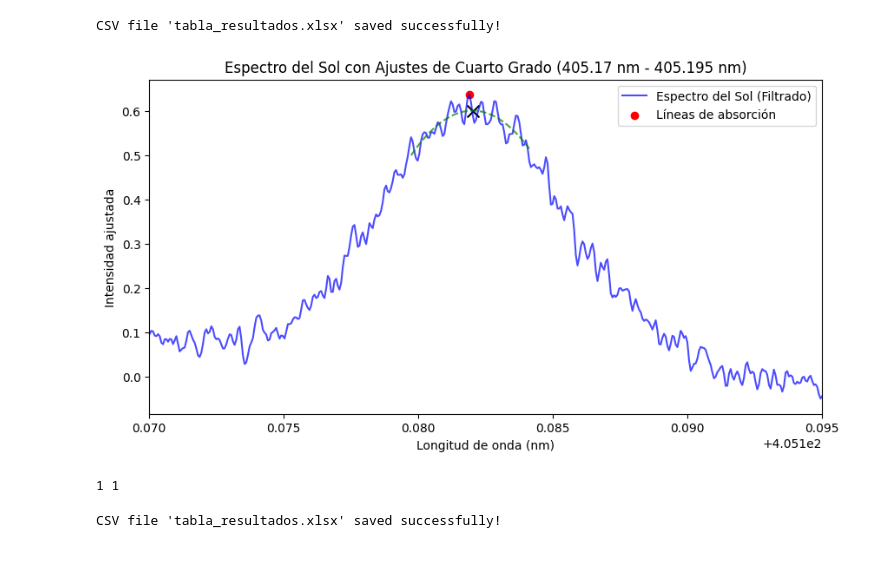
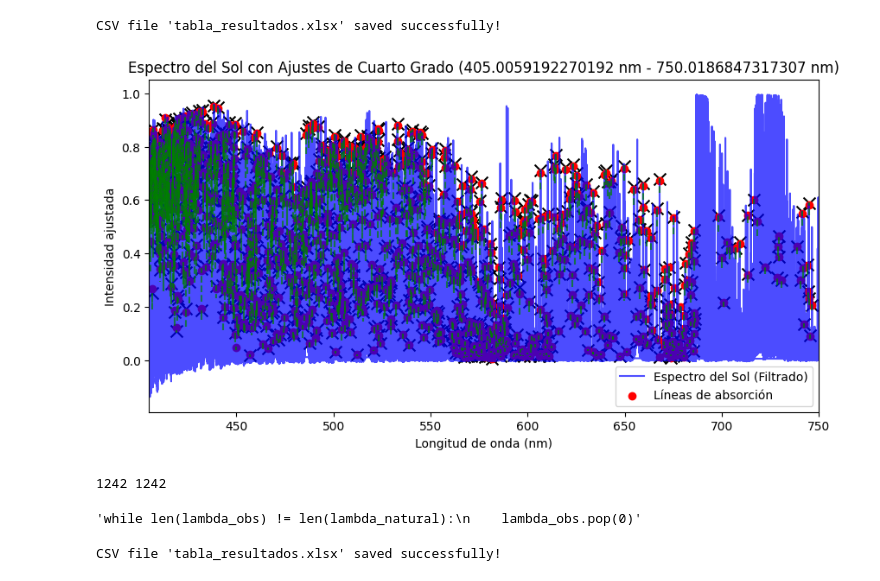
Before and after one commit to EstebanFuentesS/Proyecto-Teorico-202501, a Jupyter notebook: main.ipynb, the cells around one changed output. Saved outputs shown, nothing was run; the diff lists cells and outputs as text; code cells hidden in the pictures.

```diff
--- a/main.ipynb
+++ b/main.ipynb
@@ -165,8 +165,8 @@ Cantidad de lineas encontradas: 1251
 # %%
 maximo = max(df2["Wave"])
 minimo = min(df2["Wave"])
-lambda_min = 405.17 #600 #405.15
-lambda_max = 405.195 #601.1 #405.2
+lambda_min = minimo #405.17 #600 #405.15
+lambda_max = maximo #405.195 #601.1 #405.2
 
 df2_filtrado = df2[(df2["Wave"] >= lambda_min) & (df2["Wave"] <= lambda_max)]
 
@@ -186,5 +186,5 @@ plt.show()
 # %%
-limit_miliarmstrong = 50
+limit_miliarmstrong = 22
 limit_nm = limit_miliarmstrong * 10**(-4)
 # %%
 puntos_a_lados = 60
@@ -194,7 +194,7 @@ plt.plot(df2_filtrado["Wave"], df2_filtrado["nFlux_ajustada"], label="Espectro d
 
 # Ajuste
 c = 0
-lambda_natural = []
+lambda_obs = []
 flux_lista = []
 
 for centro in valores_mas_cercanos_filtrados:
@@ -242,7 +242,7 @@ for centro in valores_mas_cercanos_filtrados:
         max_wave = valid_critical_points[max_idx]
         max_flux = flux_criticos[max_idx]
 
-        lambda_natural.append(max_wave)
+        lambda_obs.append(max_wave)
         flux_lista.append(max_flux)
 
         plt.scatter(max_wave, max_flux, color="black", marker="x", s=100)
@@ -319,8 +319,9 @@ plt.plot(df2_filtrado["Wave"], df2_filtrado["nFlux_ajustada"], label="Espectro d
 c = 0
 lambda_obs = []
 flux_lista = []
+non_real_indices = []
 
-for centro in valores_mas_cercanos_filtrados:
+for index, centro in enumerate(valores_mas_cercanos_filtrados):
     idx_centro = df2.index[df2["Wave"] == centro][0]
     idx_derecha = (df2["Wave"] - (centro - limit_nm)).abs().idxmin()
     idx_izquierda = (df2["Wave"] - (centro + limit_nm)).abs().idxmin()
@@ -353,6 +354,8 @@ for centro in valores_mas_cercanos_filtrados:
 
     valid_critical_points = [x.real for x in critical_points if x.imag == 0 and wave_segment.min() <= x.real <= wave_segment.max()]
 
+    if not valid_critical_points:
+        non_real_indices.append(index)
     #print(critical_points)
 
     #raise KeyboardInterrupt
@@ -360,39 +363,41 @@ for centro in valores_mas_cercanos_filtrados:
     if valid_critical_points:
         flux_criticos = poly.polyval(valid_critical_points, coefs)
 
         #Encontrar maximo
         max_idx = np.argmax(flux_criticos)
         max_wave = valid_critical_points[max_idx]
         max_flux = flux_criticos[max_idx]
 
         lambda_obs.append(max_wave)
         flux_lista.append(max_flux)
 
         plt.scatter(max_wave, max_flux, color="black", marker="x", s=100)
 
     #Evaluar el ajuste en los puntos de la curva
     wave_fit = np.linspace(wave_segment.min(), wave_segment.max(), 100)
     flux_fit = poly.polyval(wave_fit, coefs)
     plt.plot(wave_fit, flux_fit, linestyle="--", color="green", alpha=0.7)
     warnings.filterwarnings("ignore", category=UserWarning, module="numpy.polynomial.polynomial")
 
 plt.scatter(valores_mas_cercanos_filtrados,
             [df2.loc[df2["Wave"] == val, "nFlux_ajustada"].values[0] for val in valores_mas_cercanos_filtrados],
             color='red', label="Líneas de absorción")
 
 plt.xlabel("Longitud de onda (nm)")
 plt.ylabel("Intensidad ajustada")
 plt.legend()
 plt.title(f"Espectro del Sol con Ajustes de Cuarto Grado ({lambda_min} nm - {lambda_max} nm)")
 plt.xlim(lambda_min, lambda_max)
 plt.show()
 # %% [output]
-[figure, old version]
+[figure, new version]
 # %%
 lambda_natural = valores_mas_cercanos_filtrados
 lambda_natural_original = lambda_array * 10**(-4)
-lambda_natural = lambda_natural_original[0:len(lambda_obs)]  #Comment this out to toggle code calculated or given natural lambda
+lambda_natural = lambda_natural_original #Comment this out to toggle code calculated or given natural lambda
 C = 299792458 #en metros por segundo
+
+lambda_natural = np.delete(lambda_natural, non_real_indices)
 
 print(len(lambda_natural), len(lambda_obs))
 '''print(lambda_natural)
@@ -407,10 +412,11 @@ lista_velocidades = []
 for i in range(len(lambda_natural)):
     lista_velocidades.append(velocidad(lambda_natural[i], lambda_obs[i]))
 
-while len(lambda_obs) != len(lambda_natural):
-    lambda_obs.pop(0)
+'''while len(lambda_obs) != len(lambda_natural):
+    lambda_obs.pop(0)'''
 # %% [output]
-1 1
+1242 1242
+'while len(lambda_obs) != len(lambda_natural):\n    lambda_obs.pop(0)'
 # %%
 nombres = ["Lambda Natural", "lambda Observado", "Flujo", "Velocida Calulada"]
 
```
Also changed, not shown: parts of 3 cells of this notebook.
